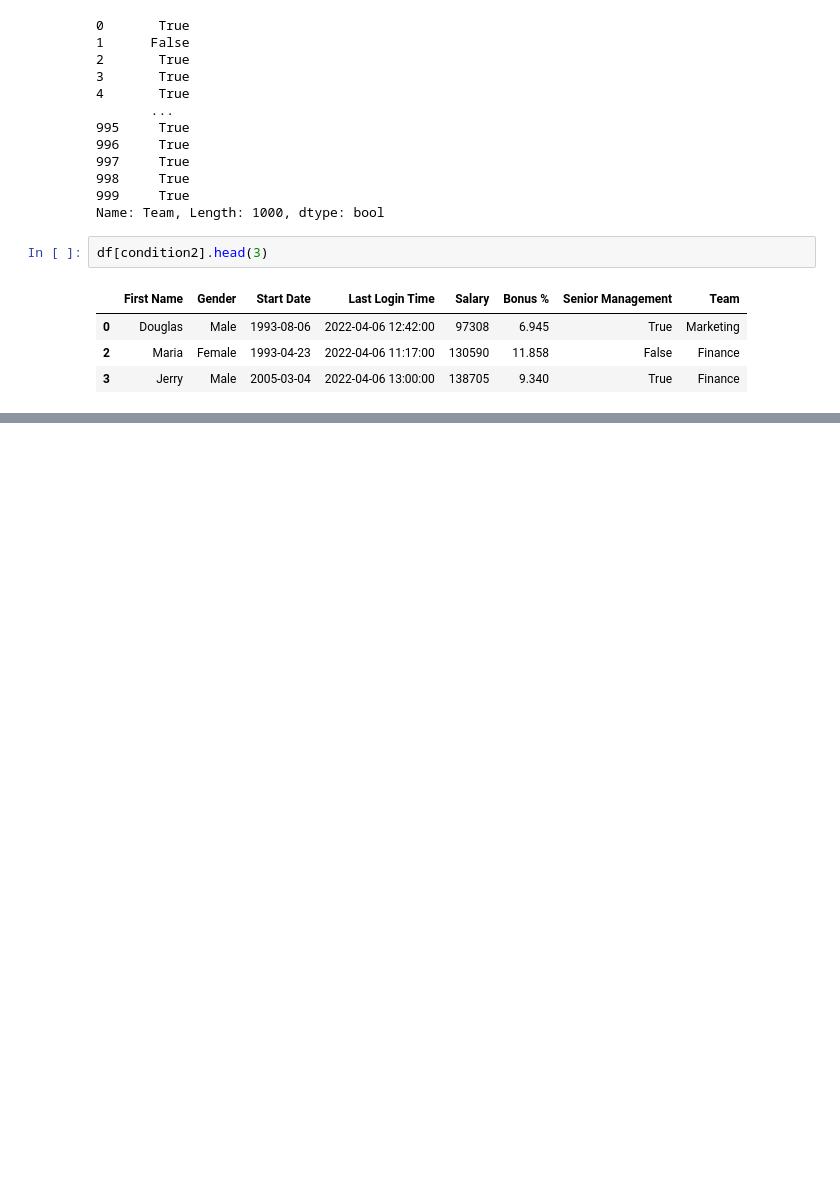
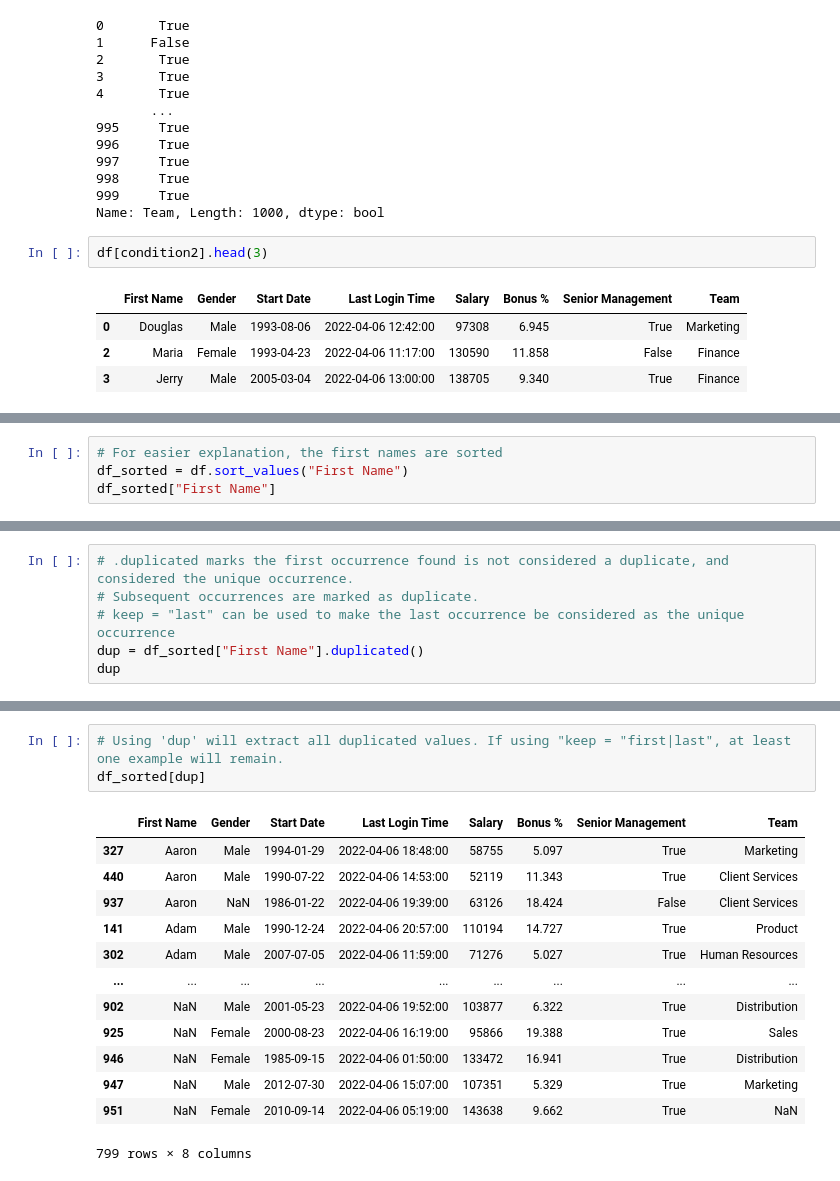
Before and after one commit to junclemente/tfs-pandas, a Jupyter notebook: DataFrames - Filtering Data.ipynb, the cells around one changed output, grey strips where cells are left out. Saved outputs shown, nothing was run; the diff lists cells and outputs as text; blank space fills up the shorter version.

```diff
--- a/DataFrames - Filtering Data.ipynb
+++ b/DataFrames - Filtering Data.ipynb
@@ -240,0 +263,4 @@ df[condition2].head(3)
+# %%
+# For easier explanation, the first names are sorted
+df_sorted = df.sort_values("First Name")
+df_sorted["First Name"]
@@ -240,0 +280,6 @@ df[condition2].head(3)
+# %%
+# .duplicated marks the first occurrence found is not considered a duplicate, and considered the unique occurrence.
+# Subsequent occurrences are marked as duplicate.
+# keep = "last" can be used to make the last occurrence be considered as the unique occurrence
+dup = df_sorted["First Name"].duplicated()
+dup
@@ -240,0 +299,17 @@ df[condition2].head(3)
+# %%
+# Using 'dup' will extract all duplicated values. If using "keep = "first|last", at least one example will remain.
+df_sorted[dup]
+# %% [output]
+|  | First Name | Gender | Start Date | Last Login Time | Salary | Bonus % | Senior Management | Team |
+| 327 | Aaron | Male | 1994-01-29 | 2022-04-06 18:48:00 | 58755 | 5.097 | True | Marketing |
+| 440 | Aaron | Male | 1990-07-22 | 2022-04-06 14:53:00 | 52119 | 11.343 | True | Client Services |
+| 937 | Aaron | NaN | 1986-01-22 | 2022-04-06 19:39:00 | 63126 | 18.424 | False | Client Services |
+| 141 | Adam | Male | 1990-12-24 | 2022-04-06 20:57:00 | 110194 | 14.727 | True | Product |
+| 302 | Adam | Male | 2007-07-05 | 2022-04-06 11:59:00 | 71276 | 5.027 | True | Human Resources |
+| ... | ... | ... | ... | ... | ... | ... | ... | ... |
+| 902 | NaN | Male | 2001-05-23 | 2022-04-06 19:52:00 | 103877 | 6.322 | True | Distribution |
+| 925 | NaN | Female | 2000-08-23 | 2022-04-06 16:19:00 | 95866 | 19.388 | True | Sales |
+| 946 | NaN | Female | 1985-09-15 | 2022-04-06 01:50:00 | 133472 | 16.941 | True | Distribution |
+| 947 | NaN | Male | 2012-07-30 | 2022-04-06 15:07:00 | 107351 | 5.329 | True | Marketing |
+| 951 | NaN | Female | 2010-09-14 | 2022-04-06 05:19:00 | 143638 | 9.662 | True | NaN |
+799 rows × 8 columns
```
Also changed, not shown: parts of 12 cells of this notebook.
